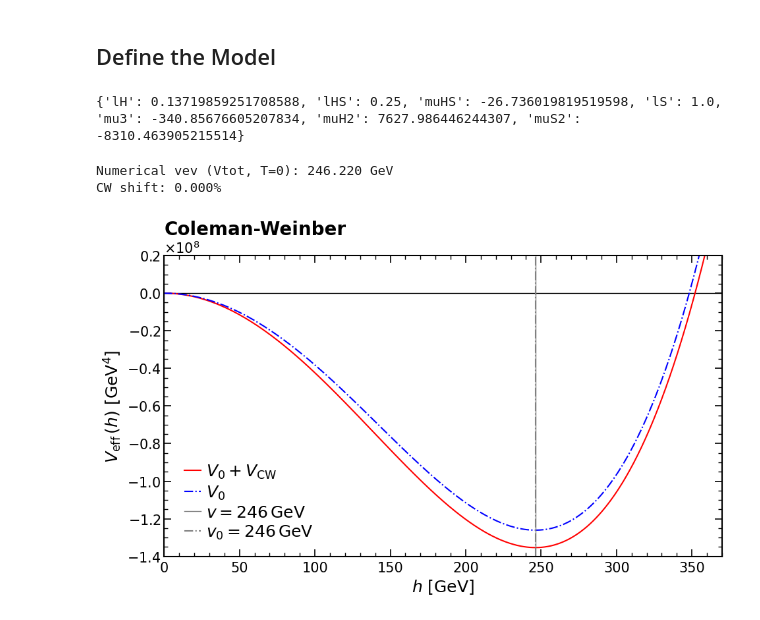
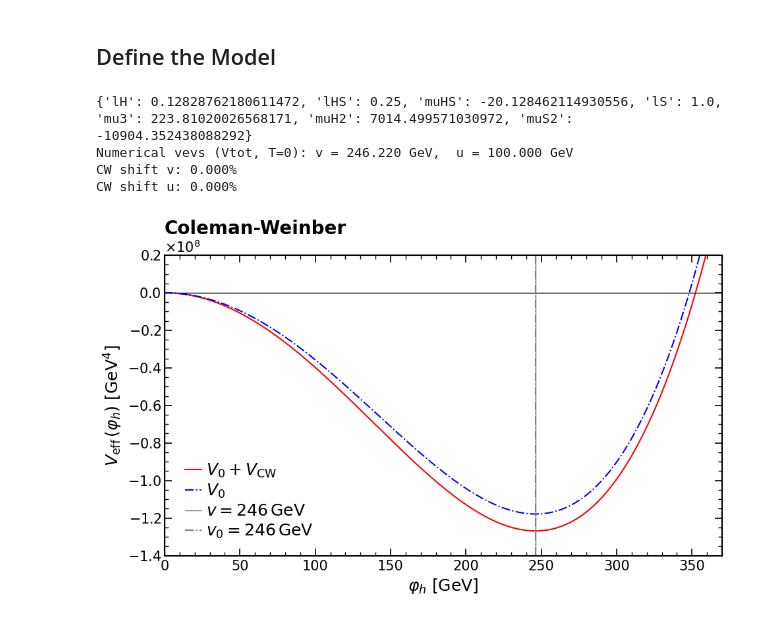
Before and after one commit to Diego-gt-phys/TFM-Repository, a Jupyter notebook: xSM_Analysis.ipynb, the cells around one changed output. Cells and saved outputs as stored; diff of their text form; code cells hidden in the pictures.

```diff
--- a/xSM_Analysis.ipynb
+++ b/xSM_Analysis.ipynb
@@ -128,36 +130,40 @@ def physical_to_lagrangian(m1, m2, theta, v, u, lHS, lS):
         muS2 = 0.0
 
     return dict(lH=lH, lHS=lHS, muHS=muHS, lS=lS, mu3=mu3, muH2=muH2, muS2=muS2)
-
-params = physical_to_lagrangian(
-    m1    = 125.20,   # GeV  -- SM-like Higgs, fixed
-    m2    = 200.0,    # GeV  -- singlet-like scalar, not too heavy
-    theta = 0.2,      # rad  -- moderate mixing, enhances cubic
-    v     = 246.22,   # GeV
-    u     = 30.0,     # GeV  -- nonzero singlet vev drives Z2-breaking cubics
-    lHS   = 0.25,     #      -- portal, moderate
-    lS    = 1.0,      #      -- large singlet self-coupling strengthens barrier
-)
-print(params)
-# %% [output]
-{'lH': 0.13719859251708588, 'lHS': 0.25, 'muHS': -26.736019819519598, 'lS': 1.0, 'mu3': -340.85676605207834, 'muH2': 7627.986446244307, 'muS2': -8310.463905215514}
 # %%
+v0 = 246.22
+u0 = 100.0
+params = physical_to_lagrangian(
+    m1    = 125.20,   # GeV  -- SM-like Higgs, fixed
+    m2    = 60.0,    # GeV  -- singlet-like scalar, not too heavy
+    theta = 0.1,      # rad  -- moderate mixing, enhances cubic
+    v     = v0,   # GeV
+    u     = u0,     # GeV  -- nonzero singlet vev drives Z2-breaking cubics
+    lHS   = 0.25,     #      -- portal, moderate
+    lS    = 1.0,      #      -- large singlet self-coupling strengthens barrier
+)
+print(params)
+
 model = xSM(**{k: params[k] for k in ['lH','lHS','muHS','lS','mu3']},
-            v=246.22, u=40.0)
+            v=v0, u=u0)
 v = model.v_os
 u = model.u_os
 
-res = minimize_scalar(
-    lambda phi: model.Vtot(np.array([[phi, u]]), 0.0).item(),
-    bounds=(50, 350),
-    method='bounded'
+res = minimize(
+    lambda x: model.Vtot(np.array([[x[0], x[1]]]), 0.0).item(),
+    x0=[50, 10],          # start from the tree-level vevs
+    bounds=[(50, 350), (10, 120)],
+    method='L-BFGS-B'
 )
-v_num = res.x
-print(f"Numerical vev (Vtot, T=0): {v_num:.3f} GeV")
-print(f"CW shift: {abs(v_num - model.v_os) / model.v_os * 100:.3f}%")
+v_num, u_num = res.x
+print(f"Numerical vevs (Vtot, T=0): v = {v_num:.3f} GeV,  u = {u_num:.3f} GeV")
+print(f"CW shift v: {abs(v_num - model.v_os) / model.v_os * 100:.3f}%")
+print(f"CW shift u: {abs(u_num - model.u_os) / model.u_os * 100:.3f}%")
 # %% [output]
-Numerical vev (Vtot, T=0): 246.220 GeV
-CW shift: 0.000%
+{'lH': 0.12828762180611472, 'lHS': 0.25, 'muHS': -20.128462114930556, 'lS': 1.0, 'mu3': 223.81020026568171, 'muH2': 7014.499571030972, 'muS2': -10904.352438088292}
+Numerical vevs (Vtot, T=0): v = 246.220 GeV,  u = 100.000 GeV
+CW shift v: 0.000%
+CW shift u: 0.000%
 # %%
 h_vals = np.linspace(-500, 500, 1500)
 X = np.column_stack([h_vals, np.zeros_like(h_vals)+u])
@@ -174,33 +180,33 @@ ax.plot(h_vals, V_tot_0-model.Vtot(np.array([[0.0, u]]), 0.0), label=r'$V_0 + V_
 ax.plot(h_vals, V_tree-model.V0(np.array([[0.0, u]])), label=r'$V_0$', color='b', lw=1.5, ls='-.')
 
 ax.axvline(v_num, label=rf'$v={float(np.squeeze(v_num)):.0f} \, \mathrm{{GeV}}$', color='gray', lw=1.0, ls='-', alpha=1)
 ax.axvline(v, label=rf'$v_0={v:.0f} \, \mathrm{{GeV}}$', color='gray', lw=1.5, ls='-.', alpha=1)
 
 ax.set_xlim(0, 370)
 ax.set_ylim(-1.4e8, 2e7)
 
-ax.set_xlabel(r'$h$ $\left[\mathrm{GeV}\right]$', fontsize=18)
-ax.set_ylabel(r'$V_\mathrm{eff}\,(h)$ $\left[\mathrm{GeV^4}\right]$', fontsize=18)
+ax.set_xlabel(r'$\varphi_h$ $\left[\mathrm{GeV}\right]$', fontsize=18)
+ax.set_ylabel(r'$V_\mathrm{eff}\,(\varphi_h)$ $\left[\mathrm{GeV^4}\right]$', fontsize=18)
 ax.yaxis.set_major_formatter(ScalarFormatter(useMathText=True))
 ax.ticklabel_format(style='sci', axis='y', scilimits=(-2, 2))
 ax.yaxis.get_offset_text().set_fontsize(15)
 ax.spines['top'].set_linewidth(1.5)
 ax.spines['right'].set_linewidth(1.5)
 ax.spines['bottom'].set_linewidth(1.5)
 ax.spines['left'].set_linewidth(1.5)
 
 ax.tick_params(axis='both', which='major', direction='in', length=8, width=1.2, labelsize=15, top=True, right=True)
 ax.tick_params(axis='both', which='minor', direction='in', length=4, width=1, labelsize=15, top=True, right=True)
 ax.minorticks_on()
 ax.tick_params(axis='x', which='major', pad=5)
 
 plt.legend(fontsize=18, frameon=True, fancybox=False, loc = "lower left", bbox_to_anchor=(0.01, 0.003),
                ncol = 1, edgecolor="black", framealpha=0, labelspacing=0.2, handletextpad=0.3, handlelength=1, columnspacing=1)
 
 plt.title(r"Coleman-Weinber", loc='left', fontsize=20, fontweight='bold')
 plt.tight_layout()
 plt.savefig("Figures\CW.pdf", format="pdf", bbox_inches="tight")
 
 plt.show()
 # %% [output]
-[figure, old version]
+[figure, new version]
```
Also changed, not shown: parts of 6 cells of this notebook, 2 other files.
